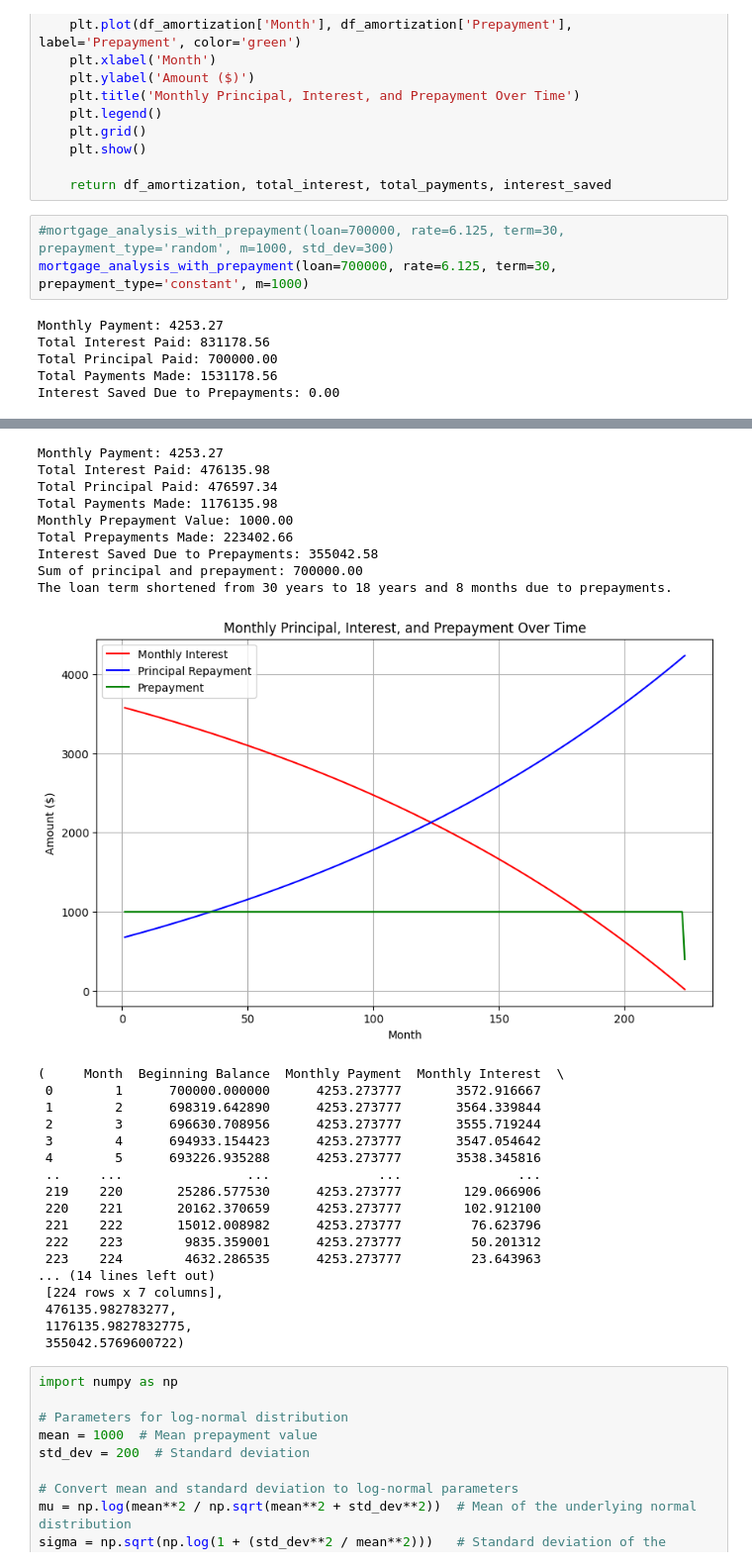
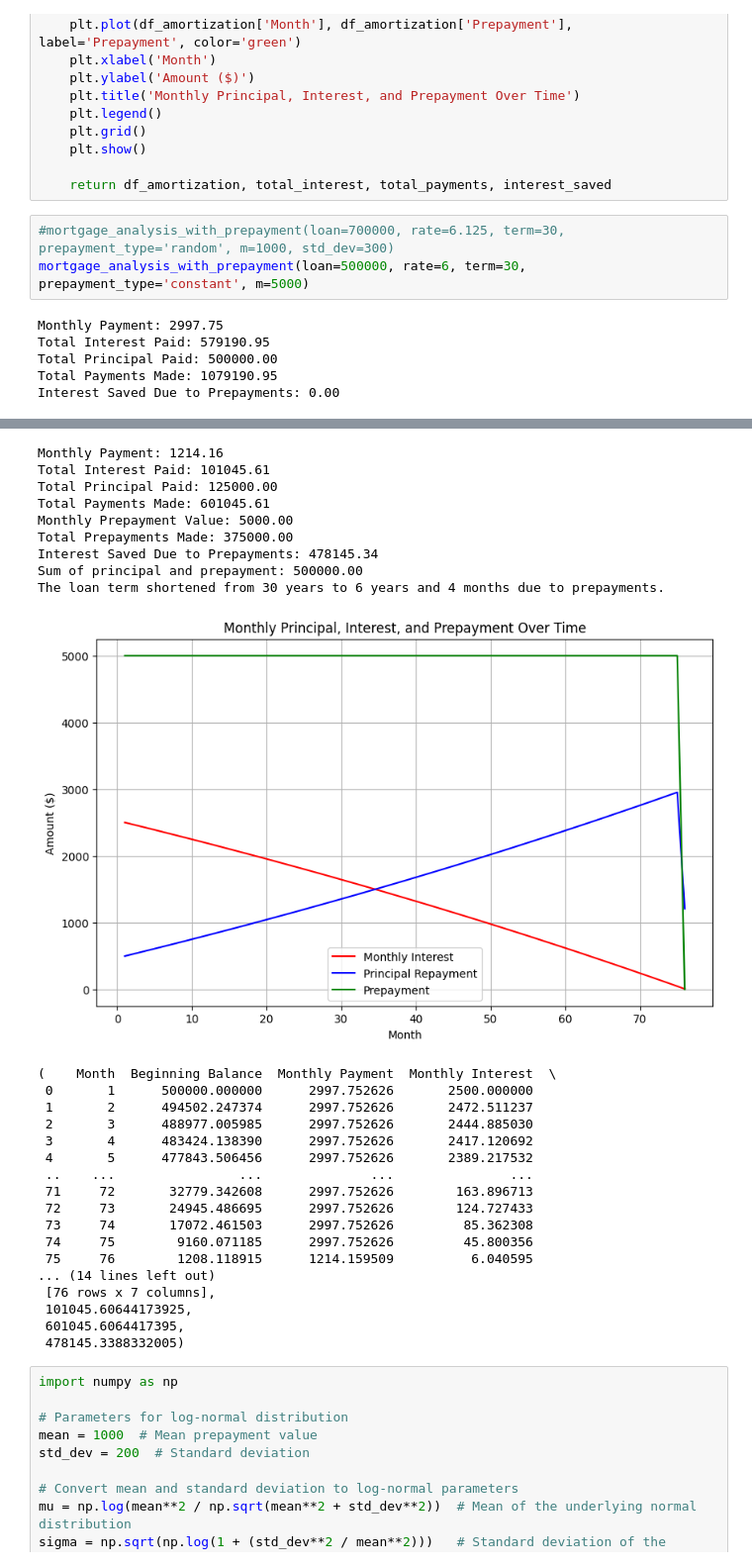
Before and after one commit to tadekradek/Finance-Projects, a Jupyter notebook: level_payment_simple_mortgage.ipynb, the cells around one changed output, grey strips where cells are left out. Shown at 99% size. Saved outputs shown, nothing was run; the diff lists cells and outputs as text.

```diff
--- a/level_payment_simple_mortgage.ipynb
+++ b/level_payment_simple_mortgage.ipynb
@@ -235,10 +235,10 @@ def mortgage_analysis_with_prepayment(loan, rate, term, prepayment_type, m, std_
     return df_amortization, total_interest, total_payments, interest_saved
 # %%
 #mortgage_analysis_with_prepayment(loan=700000, rate=6.125, term=30, prepayment_type='random', m=1000, std_dev=300)
-mortgage_analysis_with_prepayment(loan=700000, rate=6.125, term=30, prepayment_type='constant', m=1000)
+mortgage_analysis_with_prepayment(loan=500000, rate=6, term=30, prepayment_type='constant', m=5000)
 # %% [output]
-Monthly Payment: 4253.27
-Total Interest Paid: 831178.56
-Total Principal Paid: 700000.00
-Total Payments Made: 1531178.56
+Monthly Payment: 2997.75
+Total Interest Paid: 579190.95
+Total Principal Paid: 500000.00
+Total Payments Made: 1079190.95
 Interest Saved Due to Prepayments: 0.00
@@ -246,30 +246,30 @@ Interest Saved Due to Prepayments: 0.00
-Monthly Payment: 4253.27
-Total Interest Paid: 476135.98
-Total Principal Paid: 476597.34
-Total Payments Made: 1176135.98
-Monthly Prepayment Value: 1000.00
-Total Prepayments Made: 223402.66
-Interest Saved Due to Prepayments: 355042.58
-Sum of principal and prepayment: 700000.00
-The loan term shortened from 30 years to 18 years and 8 months due to prepayments.
+Monthly Payment: 1214.16
+Total Interest Paid: 101045.61
+Total Principal Paid: 125000.00
+Total Payments Made: 601045.61
+Monthly Prepayment Value: 5000.00
+Total Prepayments Made: 375000.00
+Interest Saved Due to Prepayments: 478145.34
+Sum of principal and prepayment: 500000.00
+The loan term shortened from 30 years to 6 years and 4 months due to prepayments.
-[figure, old version]
+[figure, new version]
-(     Month  Beginning Balance  Monthly Payment  Monthly Interest  \
- 0        1      700000.000000      4253.273777       3572.916667
- 1        2      698319.642890      4253.273777       3564.339844
- 2        3      696630.708956      4253.273777       3555.719244
- 3        4      694933.154423      4253.273777       3547.054642
- 4        5      693226.935288      4253.273777       3538.345816
- ..     ...                ...              ...               ...
- 219    220       25286.577530      4253.273777        129.066906
- 220    221       20162.370659      4253.273777        102.912100
- 221    222       15012.008982      4253.273777         76.623796
- 222    223        9835.359001      4253.273777         50.201312
- 223    224        4632.286535      4253.273777         23.643963
+(    Month  Beginning Balance  Monthly Payment  Monthly Interest  \
+ 0       1      500000.000000      2997.752626       2500.000000
+ 1       2      494502.247374      2997.752626       2472.511237
+ 2       3      488977.005985      2997.752626       2444.885030
+ 3       4      483424.138390      2997.752626       2417.120692
+ 4       5      477843.506456      2997.752626       2389.217532
+ ..    ...                ...              ...               ...
+ 71     72       32779.342608      2997.752626        163.896713
+ 72     73       24945.486695      2997.752626        124.727433
+ 73     74       17072.461503      2997.752626         85.362308
+ 74     75        9160.071185      2997.752626         45.800356
+ 75     76        1208.118915      1214.159509          6.040595
 ... (14 lines left out)
- [224 rows x 7 columns],
- 476135.982783277,
- 1176135.9827832775,
- 355042.5769600722)
+ [76 rows x 7 columns],
+ 101045.60644173925,
+ 601045.6064417395,
+ 478145.3388332005)
 # %%
 import numpy as np
 
```
Also changed, not shown: parts of 1 cell of this notebook, 3 other files.
